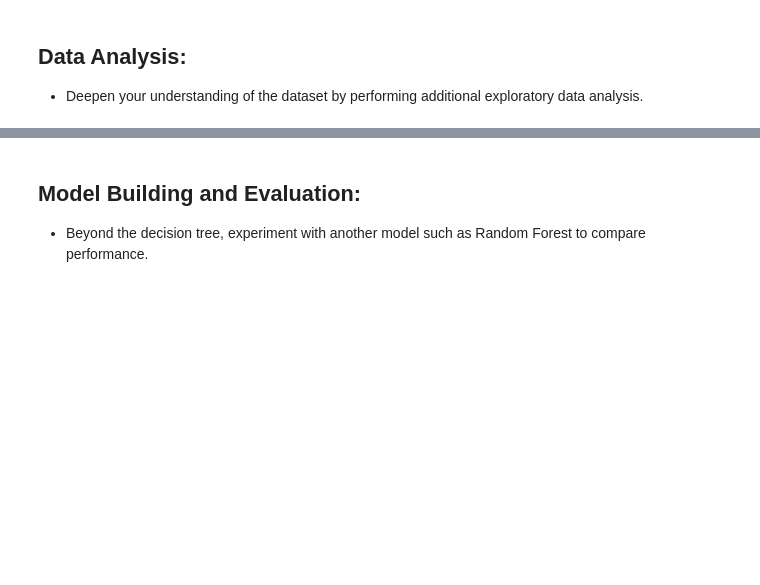
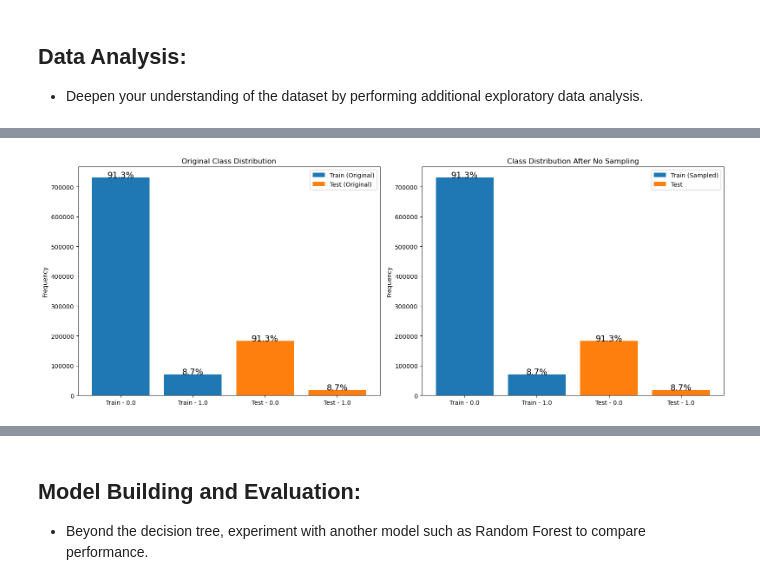
Before and after one commit to allaccountstaken/code_reviews, a Jupyter notebook: Fraud_Detection.ipynb, the cells around one changed output, grey strips where cells are left out. Cells and saved outputs as stored; diff of their text form; code cells hidden in the pictures; blank space fills up the shorter version.

```diff
--- a/Fraud_Detection.ipynb
+++ b/Fraud_Detection.ipynb
@@ -371,0 +502,5 @@ plt.show()
+# %%
+# @title Default (or basecase) train/test split, i.e. use all the data
+X_train, X_test, y_train, y_test = sample_data(data, 'fraud', test_size=0.2, sampling_strategy='default', show_plots=True)
+# %% [output]
+[figure, added]
```
Also changed, not shown: parts of 49 cells of this notebook.
